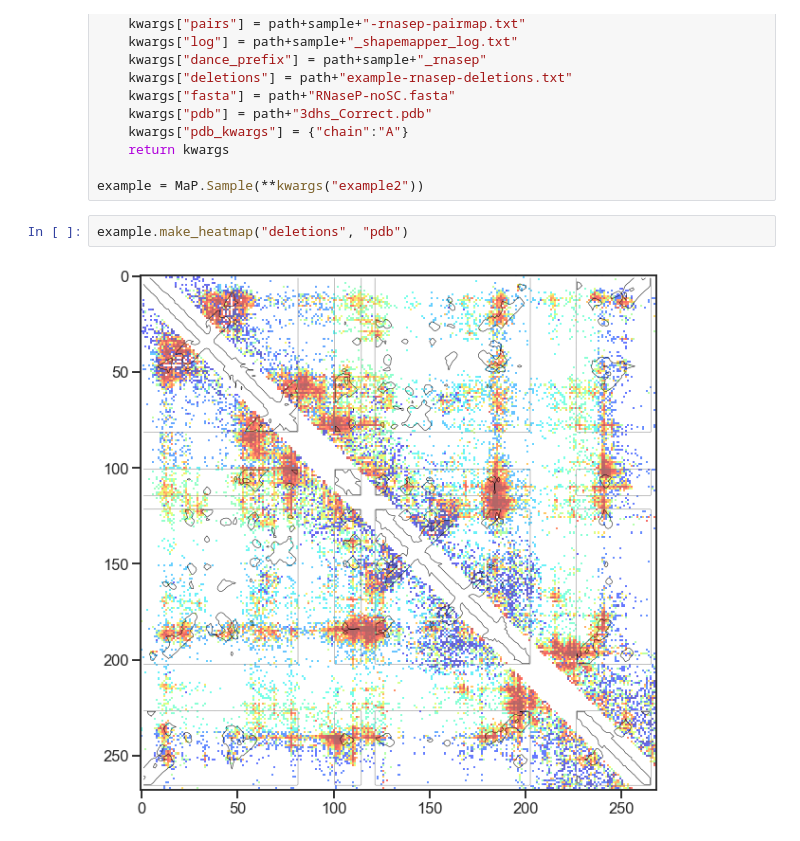
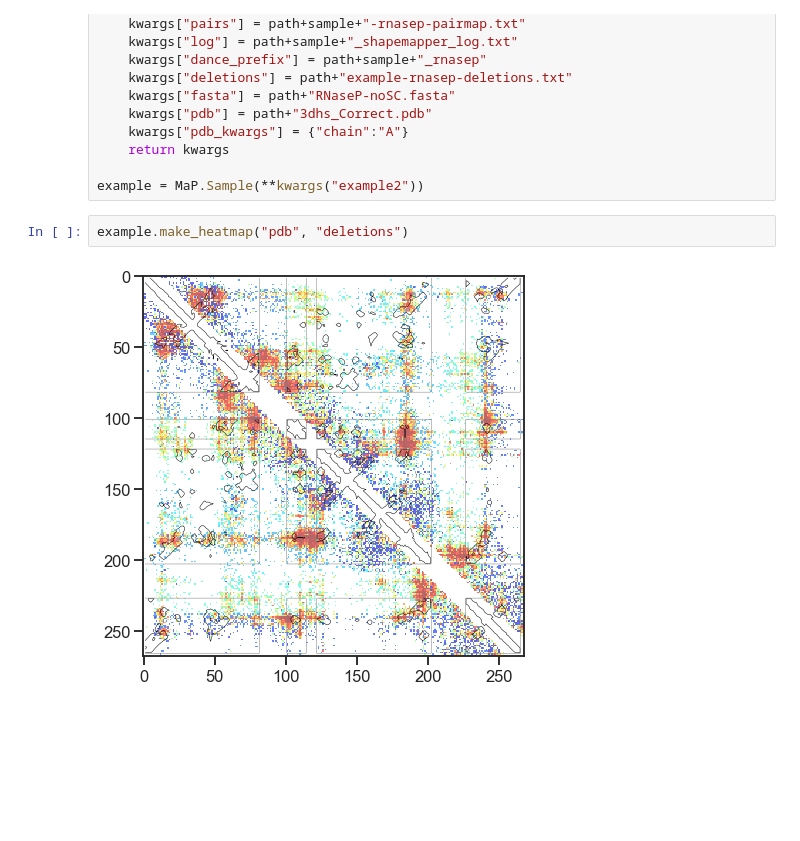
Before and after one commit to Weeks-UNC/RNAvigate, a Jupyter notebook: JNB-example/heatmap_test.ipynb, the cells around one changed output. Saved outputs shown, nothing was run; the diff lists cells and outputs as text; blank space fills up the shorter version.

```diff
--- a/JNB-example/heatmap_test.ipynb
+++ b/JNB-example/heatmap_test.ipynb
@@ -46,7 +46,7 @@ def kwargs(sample):
 
 example = MaP.Sample(**kwargs("example2"))
 # %%
-example.make_heatmap("deletions", "pdb")
+example.make_heatmap("pdb", "deletions")
 # %% [output]
-[figure, old version]
+[figure, new version]
 # %%
```
Also changed, not shown: parts of 5 cells of this notebook, 6 other files.
